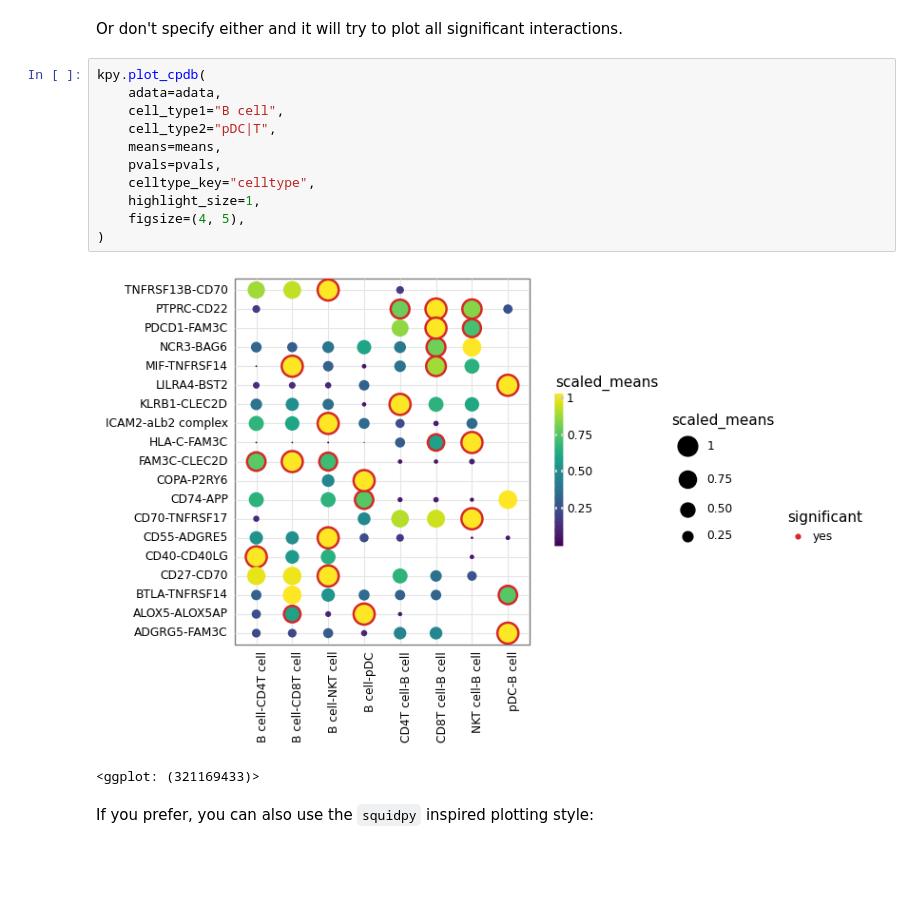
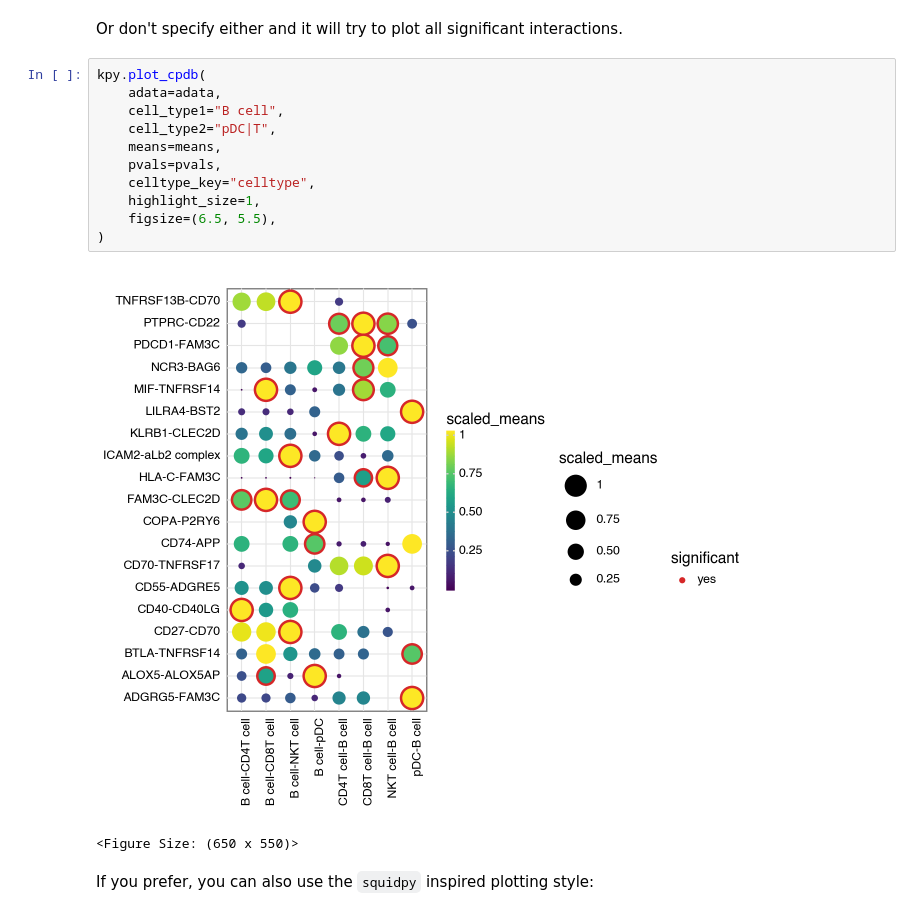
Before and after one commit to zktuong/ktplotspy, a Jupyter notebook: docs/notebooks/tutorial.ipynb, the cells around one changed output. Drawn from its saved outputs; the diff is of its cells as text; blank space fills up the shorter version.

```diff
--- a/docs/notebooks/tutorial.ipynb
+++ b/docs/notebooks/tutorial.ipynb
@@ -101,17 +104,17 @@ Or don't specify either and it will try to plot all significant interactions.
 # %%
 kpy.plot_cpdb(
     adata=adata,
     cell_type1="B cell",
     cell_type2="pDC|T",
     means=means,
     pvals=pvals,
     celltype_key="celltype",
     highlight_size=1,
-    figsize=(4, 5),
+    figsize=(6.5, 5.5),
 )
 # %% [output]
-[figure, old version]
+[figure, new version]
-<ggplot: (321169433)>
+<Figure Size: (650 x 550)>
 # %% [markdown]
 If you prefer, you can also use the `squidpy` inspired plotting style:
 # %%
```
Also changed, not shown: parts of 13 cells of this notebook, 22 other files.
